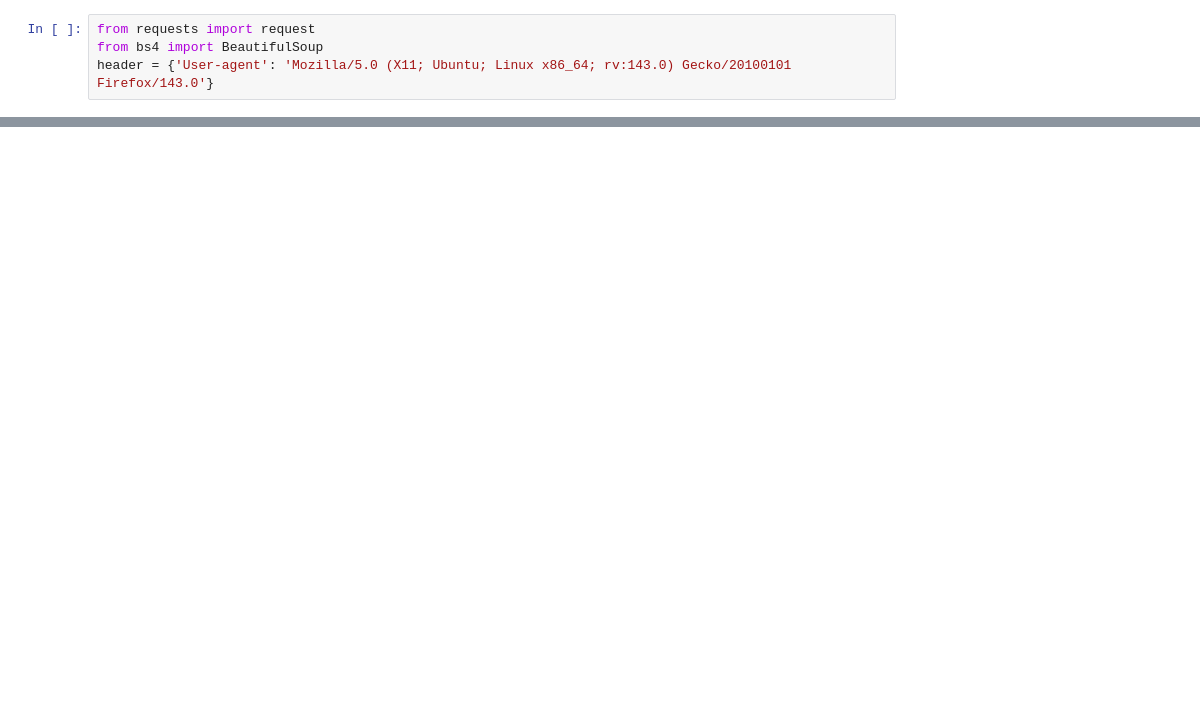
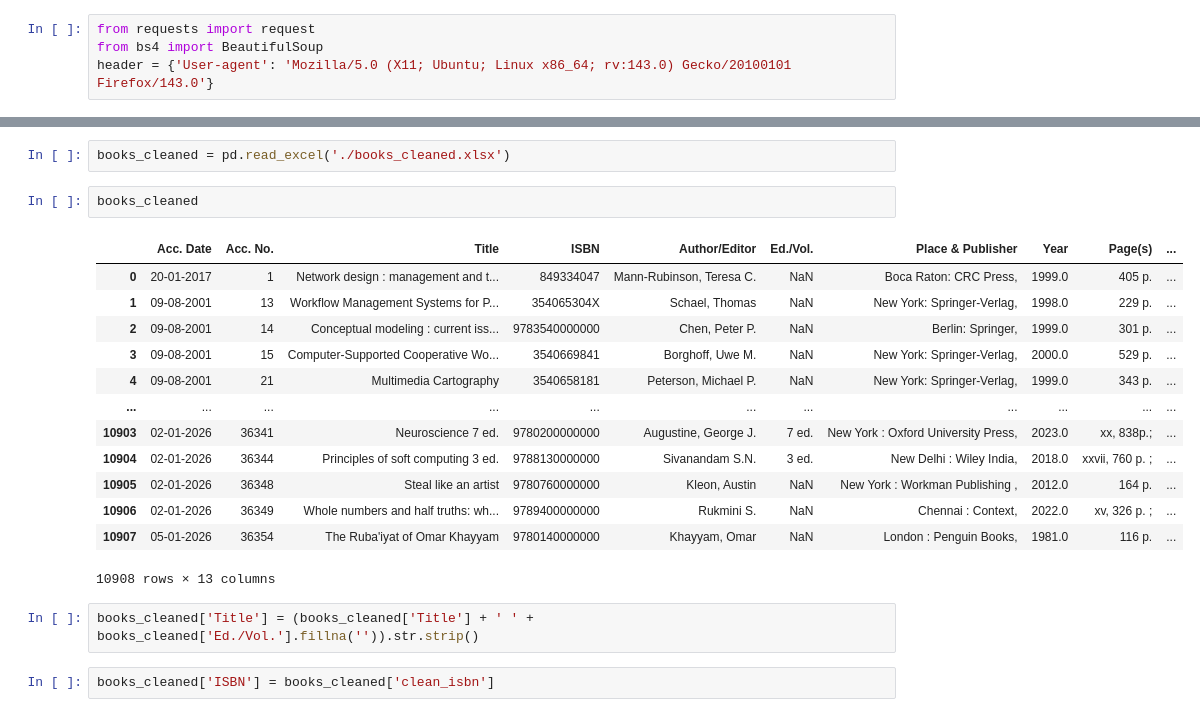
Before and after one commit to TheRoyalAK/BookFinder, a Jupyter notebook: AccNoISBN.ipynb, the cells around one changed output, grey strips where cells are left out. Saved outputs shown, nothing was run; the diff lists cells and outputs as text; blank space fills up the shorter version.

```diff
--- a/AccNoISBN.ipynb
+++ b/AccNoISBN.ipynb
@@ -135,0 +348,22 @@ results
+# %%
+books_cleaned = pd.read_excel('./books_cleaned.xlsx')
+# %%
+books_cleaned
+# %% [output]
+|  | Acc. Date | Acc. No. | Title | ISBN | Author/Editor | Ed./Vol. | Place & Publisher | Year | Page(s) | ... |
+| 0 | 20-01-2017 | 1 | Network design : management and t... | 849334047 | Mann-Rubinson, Teresa C. | NaN | Boca Raton: CRC Press, | 1999.0 | 405 p. | ... |
+| 1 | 09-08-2001 | 13 | Workflow Management Systems for P... | 354065304X | Schael, Thomas | NaN | New York: Springer-Verlag, | 1998.0 | 229 p. | ... |
+| 2 | 09-08-2001 | 14 | Conceptual modeling : current iss... | 9783540000000 | Chen, Peter P. | NaN | Berlin: Springer, | 1999.0 | 301 p. | ... |
+| 3 | 09-08-2001 | 15 | Computer-Supported Cooperative Wo... | 3540669841 | Borghoff, Uwe M. | NaN | New York: Springer-Verlag, | 2000.0 | 529 p. | ... |
+| 4 | 09-08-2001 | 21 | Multimedia Cartography | 3540658181 | Peterson, Michael P. | NaN | New York: Springer-Verlag, | 1999.0 | 343 p. | ... |
+| ... | ... | ... | ... | ... | ... | ... | ... | ... | ... | ... |
+| 10903 | 02-01-2026 | 36341 | Neuroscience 7 ed. | 9780200000000 | Augustine, George J. | 7 ed. | New York : Oxford University Press, | 2023.0 | xx, 838p.; | ... |
+| 10904 | 02-01-2026 | 36344 | Principles of soft computing 3 ed. | 9788130000000 | Sivanandam S.N. | 3 ed. | New Delhi : Wiley India, | 2018.0 | xxvii, 760 p. ; | ... |
+| 10905 | 02-01-2026 | 36348 | Steal like an artist | 9780760000000 | Kleon, Austin | NaN | New York : Workman Publishing , | 2012.0 | 164 p. | ... |
+| 10906 | 02-01-2026 | 36349 | Whole numbers and half truths: wh... | 9789400000000 | Rukmini S. | NaN | Chennai : Context, | 2022.0 | xv, 326 p. ; | ... |
+| 10907 | 05-01-2026 | 36354 | The Ruba'iyat of Omar Khayyam | 9780140000000 | Khayyam, Omar | NaN | London : Penguin Books, | 1981.0 | 116 p. | ... |
+10908 rows × 13 columns
+# %%
+books_cleaned['Title'] = (books_cleaned['Title'] + ' ' + books_cleaned['Ed./Vol.'].fillna('')).str.strip()
+# %%
+books_cleaned['ISBN'] = books_cleaned['clean_isbn']
```
Also changed, not shown: parts of 29 cells of this notebook, 16 other files.
